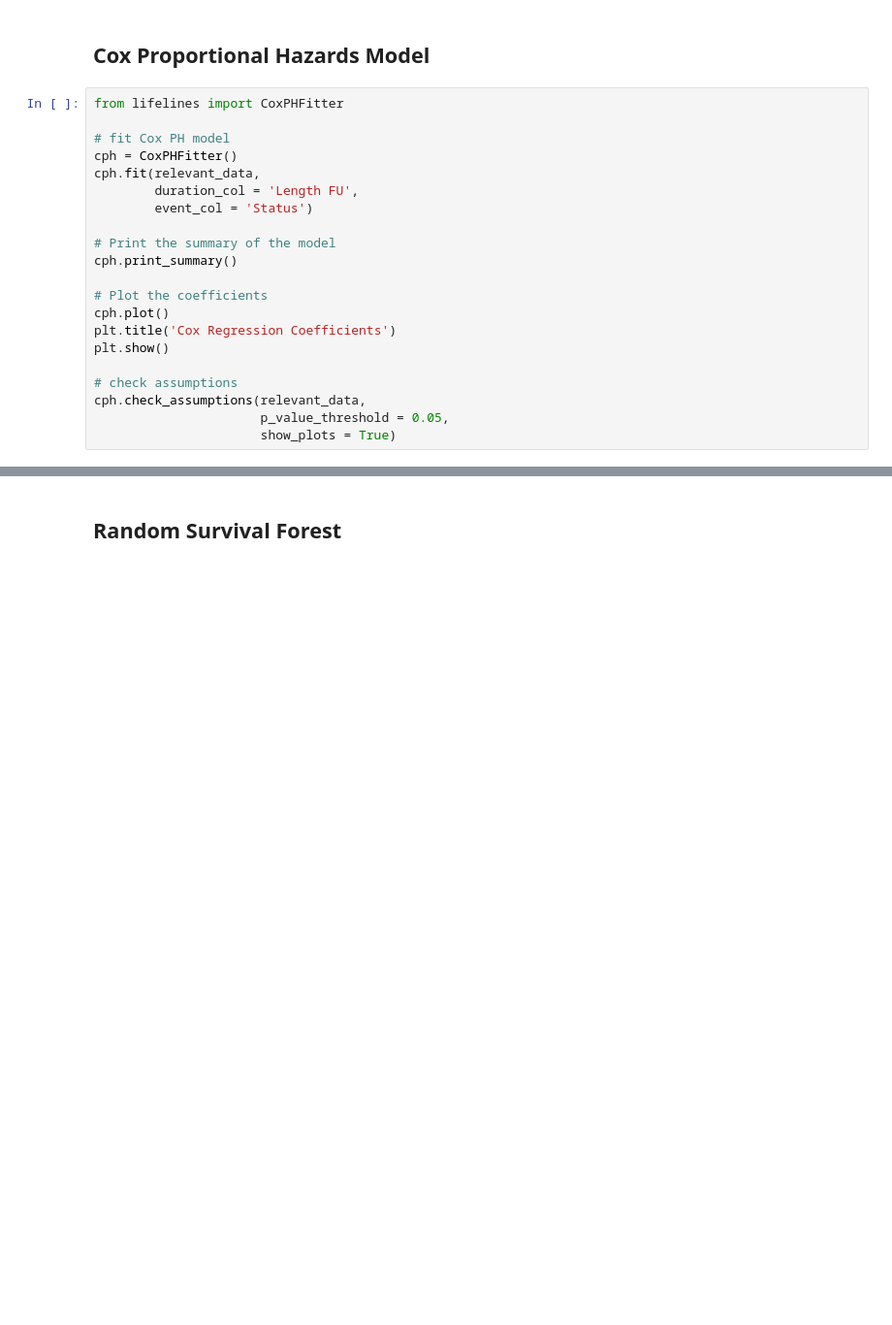
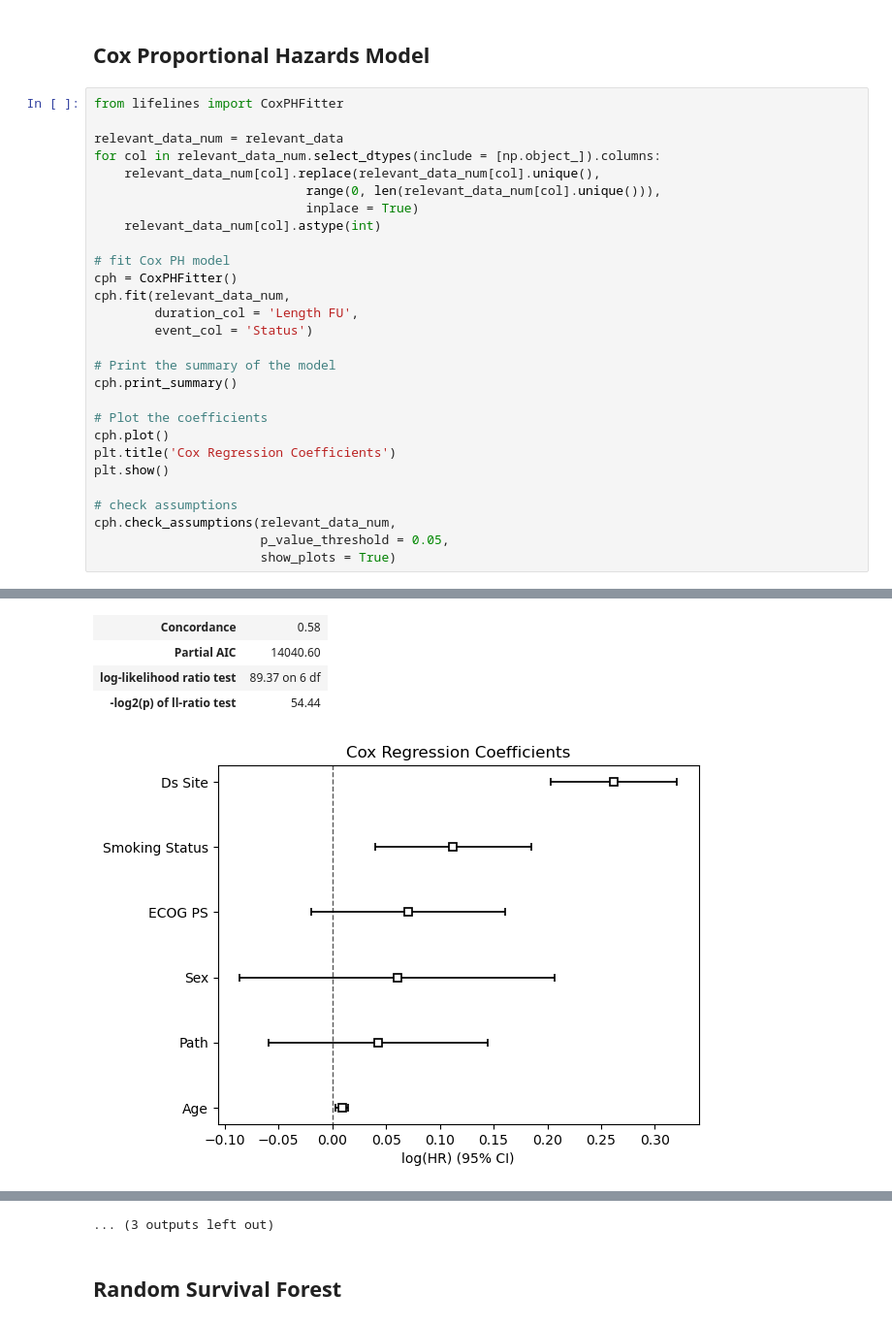
Before and after one commit to elhajn/BINF5507-Materials, a Jupyter notebook: Assignment4/Scripts/main.ipynb, the cells around one changed output, grey strips where cells are left out. Shown at 97% size. Cells and saved outputs as stored; diff of their text form; blank space fills up the shorter version.

```diff
--- a/Assignment4/Scripts/main.ipynb
+++ b/Assignment4/Scripts/main.ipynb
@@ -52,9 +137,16 @@ plt.show()
 # %%
 from lifelines import CoxPHFitter
 
+relevant_data_num = relevant_data
+for col in relevant_data_num.select_dtypes(include = [np.object_]).columns:
+    relevant_data_num[col].replace(relevant_data_num[col].unique(),
+                            range(0, len(relevant_data_num[col].unique())),
+                            inplace = True)
+    relevant_data_num[col].astype(int)
+
 # fit Cox PH model
 cph = CoxPHFitter()
-cph.fit(relevant_data,
+cph.fit(relevant_data_num,
         duration_col = 'Length FU',
         event_col = 'Status')
 
@@ -67,6 +159,7 @@ plt.title('Cox Regression Coefficients')
 plt.show()
 
 # check assumptions
-cph.check_assumptions(relevant_data,
+cph.check_assumptions(relevant_data_num,
                       p_value_threshold = 0.05,
                       show_plots = True)
+# %% [output]
@@ -72,0 +181,5 @@ cph.check_assumptions(relevant_data,
+| Concordance | 0.58 |
+| Partial AIC | 14040.60 |
+| log-likelihood ratio test | 89.37 on 6 df |
+| -log2(p) of ll-ratio test | 54.44 |
+[figure, added]
@@ -73,3 +245,4 @@ cph.check_assumptions(relevant_data,
+... (3 outputs left out)
 # %% [markdown]
 ## Random Survival Forest
 # %%
```
Also changed, not shown: parts of 3 cells of this notebook.
